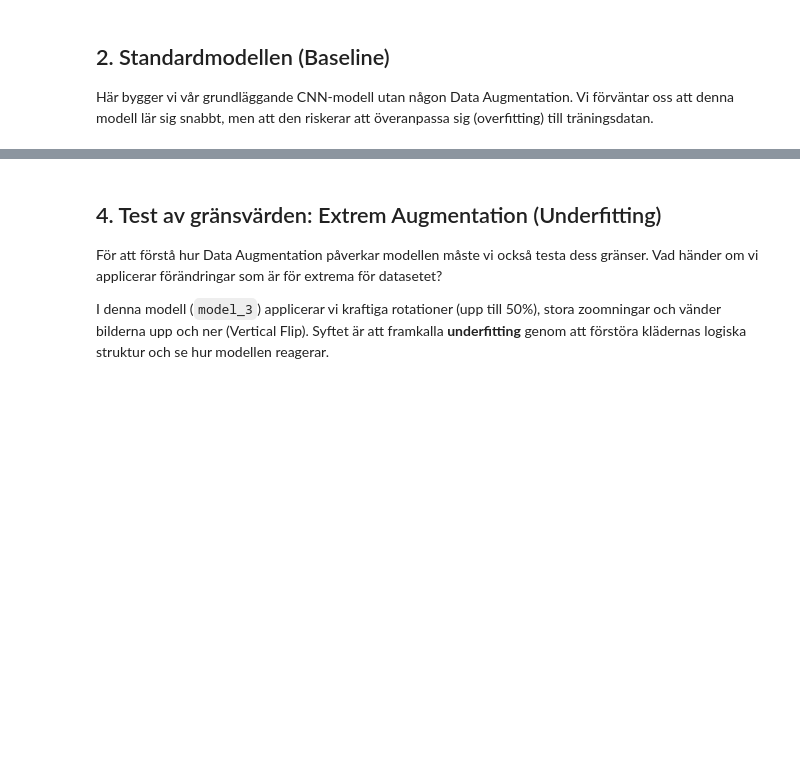
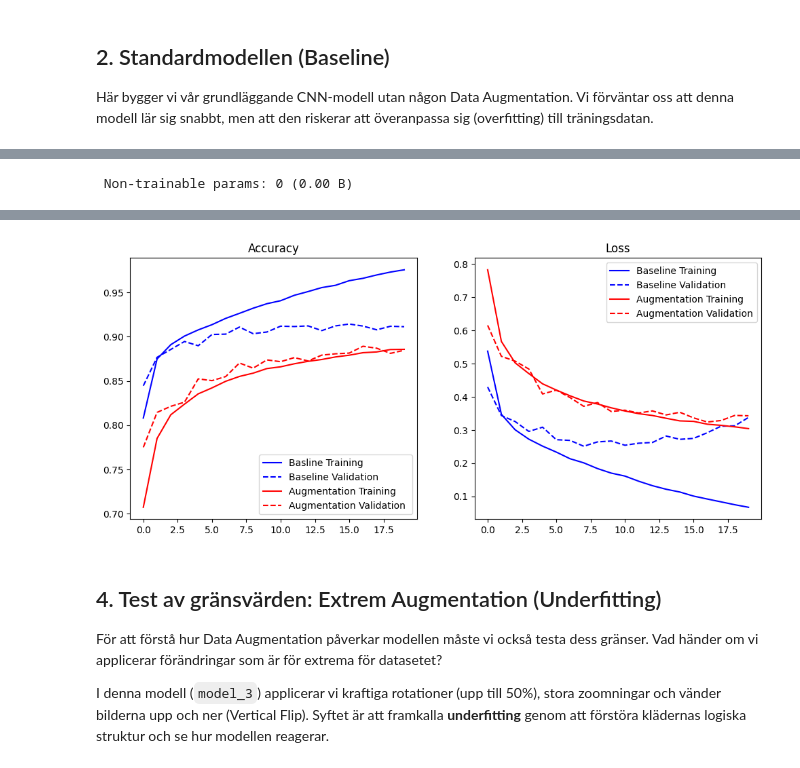
Before and after one commit to eliasstalfreelancer/GruppArbete_Grupp_5_Deep_Learning, a Jupyter notebook: report.ipynb, the cells around one changed output, grey strips where cells are left out. Drawn from its saved outputs; the diff is of its cells as text; code cells hidden in the pictures; blank space fills up the shorter version.

```diff
--- a/report.ipynb
+++ b/report.ipynb
@@ -176,2 +176,78 @@ Epoch 10/10
 # %%
-[Make sure his code is inserted here!]
+#---- data_augmentation ----
+data_augmentation = keras.Sequential([
+    layers.RandomFlip("horizontal"),
+    layers.RandomRotation(0.05),
+    layers.RandomZoom(0.1),
+    layers.RandomTranslation(0.08, 0.08),
+], name="data_augmentation")
+# ---- model 2 ----
+model_2 = keras.Sequential([
+    layers.Input(shape=(28,28,1)),
+    data_augmentation,
+    normalization_layer,
+
+    layers.Conv2D(32, (3,3), activation='relu'),
+    layers.MaxPooling2D(),
+
+    layers.Conv2D(64, (3,3), activation='relu'),
+    layers.MaxPooling2D(),
+
+    layers.Flatten(),
+
+    layers.Dense(128, activation='relu'),
+
+    layers.Dense(len(class_names), activation='softmax')
+])
+# ---- compile model ----
+model_2.compile(
+    optimizer='adam',
+    loss='sparse_categorical_crossentropy',
+    metrics=['accuracy']
+)
+
+model_2.summary()
+#---- train model ----
+history_2 = model_2.fit(
+    train_data,
+    validation_data=test_data,
+    epochs = 20
+)
+
+print("plota dem två olika modelerna")
+acc_1 = history_1.history['accuracy']
+val_acc_1 = history_1.history['val_accuracy']
+
+loss_1 = history_1.history['loss']
+val_loss_1 = history_1.history['val_loss']
+
+acc_2 = history_2.history['accuracy']
+val_acc_2 = history_2.history['val_accuracy']
+
+loss_2 = history_2.history['loss']
+val_loss_2 = history_2.history['val_loss']
+
+
+epochs_range_1 = range(len(acc_1))
+epochs_range_2 = range(len(acc_2))
+
+plt.figure(figsize=(12,5))
+
+plt.subplot(1,2,1)
+plt.plot(epochs_range_1, acc_1,'b', label='Basline Training') #b = Blue
+plt.plot(epochs_range_1, val_acc_1, 'b--', label='Baseline Validation') #b-- = Blue med sträck
+plt.plot(epochs_range_2, acc_2, 'r',label='Augmentation Training ')#r = Red
+plt.plot(epochs_range_2, val_acc_2,'r--', label='Augmentation Validation ') #r-- = Red med sträck
+plt.legend(loc='lower right')
+plt.title('Accuracy')
+
+plt.subplot(1,2,2)
+plt.plot(epochs_range_1, loss_1, 'b',label='Baseline Training')
+plt.plot(epochs_range_1, val_loss_1,'b--' ,label='Baseline Validation')
+plt.plot(epochs_range_2, loss_2, 'r',label='Augmentation Training')
+plt.plot(epochs_range_2, val_loss_2, 'r--',label='Augmentation Validation')
+plt.legend(loc='upper right')
+plt.title('Loss')
+
+plt.show()
+# %% [output]
@@ -177,0 +274 @@ Epoch 10/10
+ Non-trainable params: 0 (0.00 B)
@@ -178,3 +292,4 @@ Epoch 10/10
+[figure, added]
 # %% [markdown]
 ## 4. Test av gränsvärden: Extrem Augmentation (Underfitting)
 För att förstå hur Data Augmentation påverkar modellen måste vi också testa dess gränser. Vad händer om vi applicerar förändringar som är för extrema för datasetet?
```
Also changed, not shown: parts of 5 cells of this notebook.
